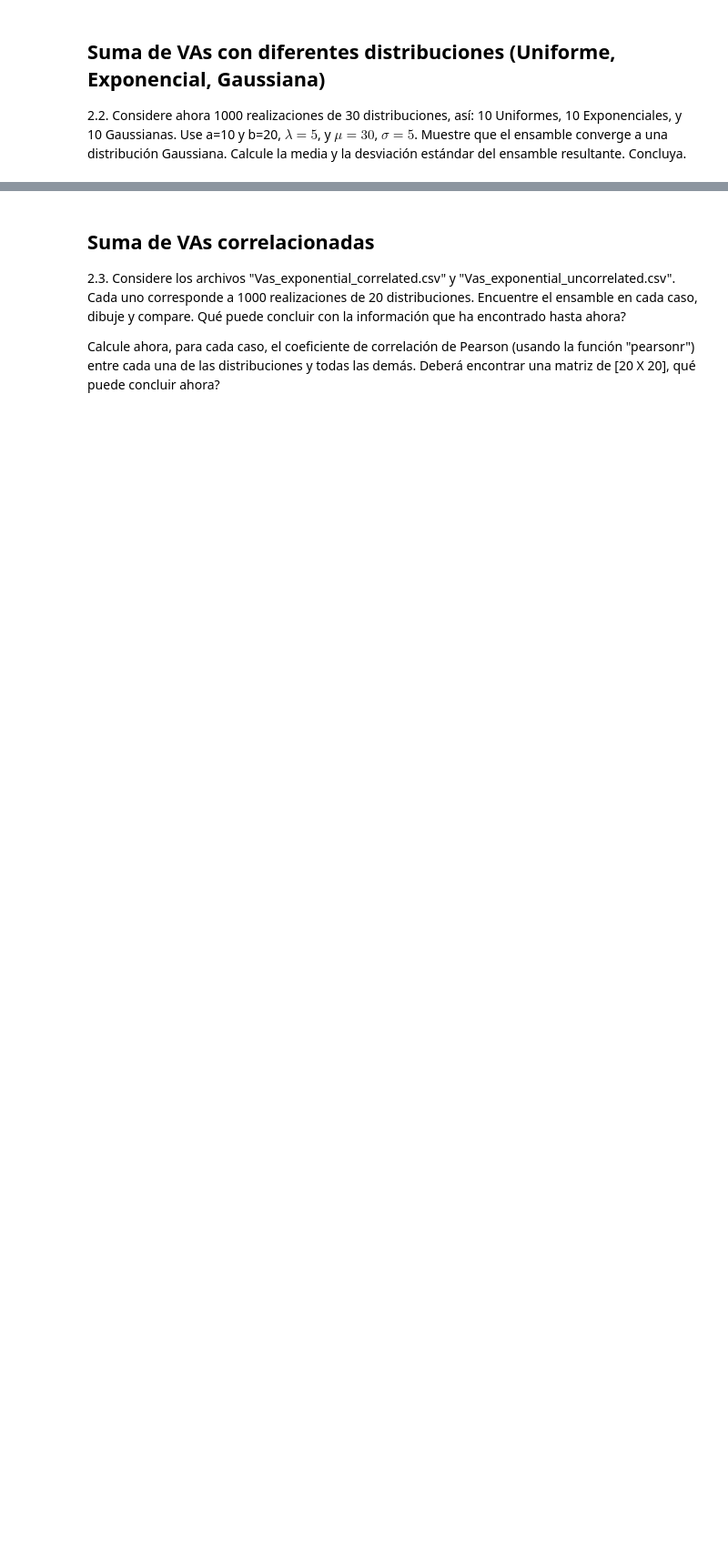
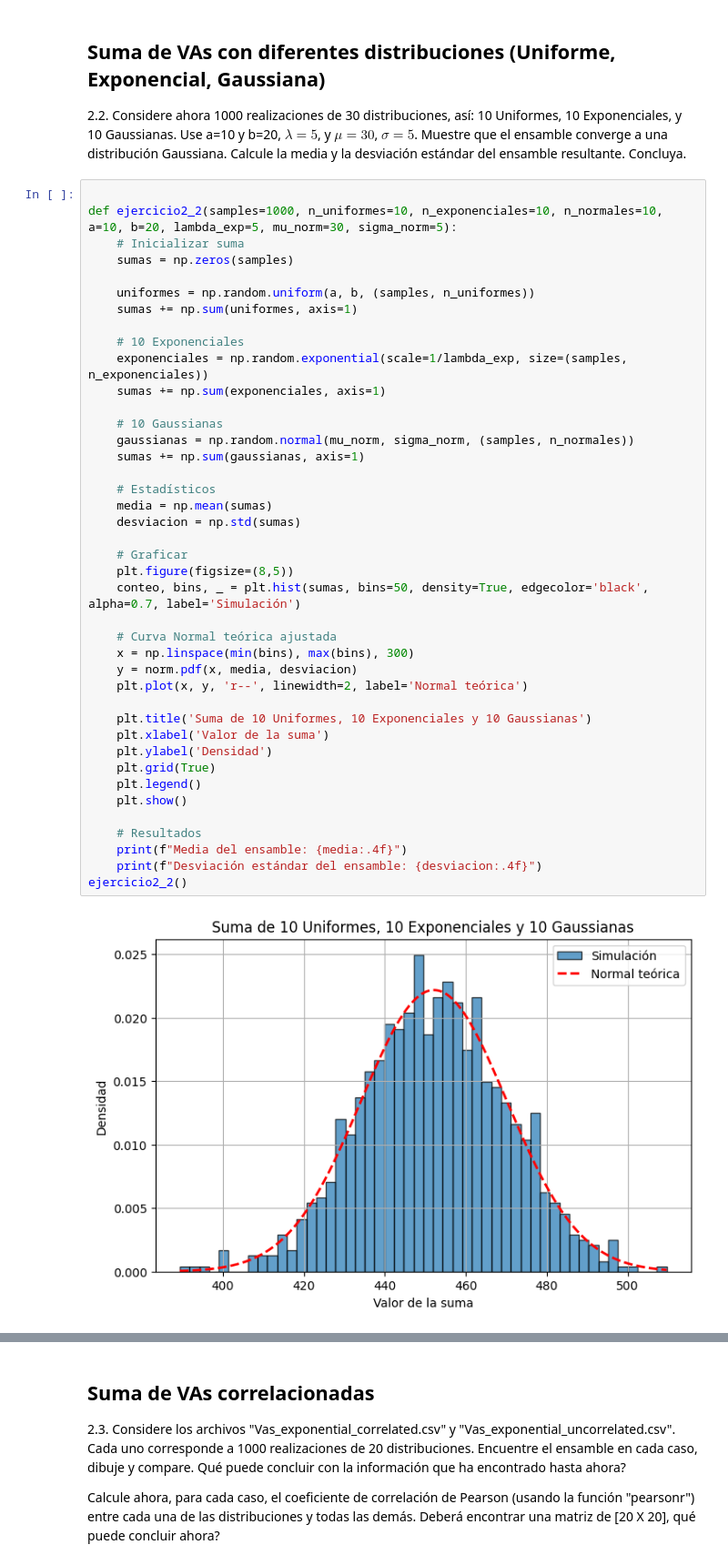
Before and after one commit to jbcgames/Lab_3_senales, a Jupyter notebook: Lab3_VA_PA_Estudiante.ipynb, the cells around one changed output, grey strips where cells are left out. Shown at 91% size. Cells and saved outputs as stored; diff of their text form; blank space fills up the shorter version.

```diff
--- a/Lab3_VA_PA_Estudiante.ipynb
+++ b/Lab3_VA_PA_Estudiante.ipynb
@@ -31,3 +220,46 @@ Compare el resultado con VAs uniformes vs. VA exponenciales y concluya.
 ## Suma de VAs con diferentes distribuciones (Uniforme, Exponencial, Gaussiana)
 
 2.2. Considere ahora 1000 realizaciones de 30 distribuciones, así: 10 Uniformes, 10 Exponenciales, y 10 Gaussianas. Use a=10 y b=20, $\lambda=5$, y $\mu =30$, $\sigma=5$. Muestre que el ensamble converge a una distribución Gaussiana. Calcule la media y la desviación estándar del ensamble resultante. Concluya.
+# %%
+
+def ejercicio2_2(samples=1000, n_uniformes=10, n_exponenciales=10, n_normales=10, a=10, b=20, lambda_exp=5, mu_norm=30, sigma_norm=5):
+    # Inicializar suma
+    sumas = np.zeros(samples)
+
+    uniformes = np.random.uniform(a, b, (samples, n_uniformes))
+    sumas += np.sum(uniformes, axis=1)
+
+    # 10 Exponenciales
+    exponenciales = np.random.exponential(scale=1/lambda_exp, size=(samples, n_exponenciales))
+    sumas += np.sum(exponenciales, axis=1)
+
+    # 10 Gaussianas
+    gaussianas = np.random.normal(mu_norm, sigma_norm, (samples, n_normales))
+    sumas += np.sum(gaussianas, axis=1)
+
+    # Estadísticos
+    media = np.mean(sumas)
+    desviacion = np.std(sumas)
+
+    # Graficar
+    plt.figure(figsize=(8,5))
+    conteo, bins, _ = plt.hist(sumas, bins=50, density=True, edgecolor='black', alpha=0.7, label='Simulación')
+
+    # Curva Normal teórica ajustada
+    x = np.linspace(min(bins), max(bins), 300)
+    y = norm.pdf(x, media, desviacion)
+    plt.plot(x, y, 'r--', linewidth=2, label='Normal teórica')
+
+    plt.title('Suma de 10 Uniformes, 10 Exponenciales y 10 Gaussianas')
+    plt.xlabel('Valor de la suma')
+    plt.ylabel('Densidad')
+    plt.grid(True)
+    plt.legend()
+    plt.show()
+
+    # Resultados
+    print(f"Media del ensamble: {media:.4f}")
+    print(f"Desviación estándar del ensamble: {desviacion:.4f}")
+ejercicio2_2()
+# %% [output]
+[figure, added]
```
Also changed, not shown: parts of 5 cells of this notebook.
